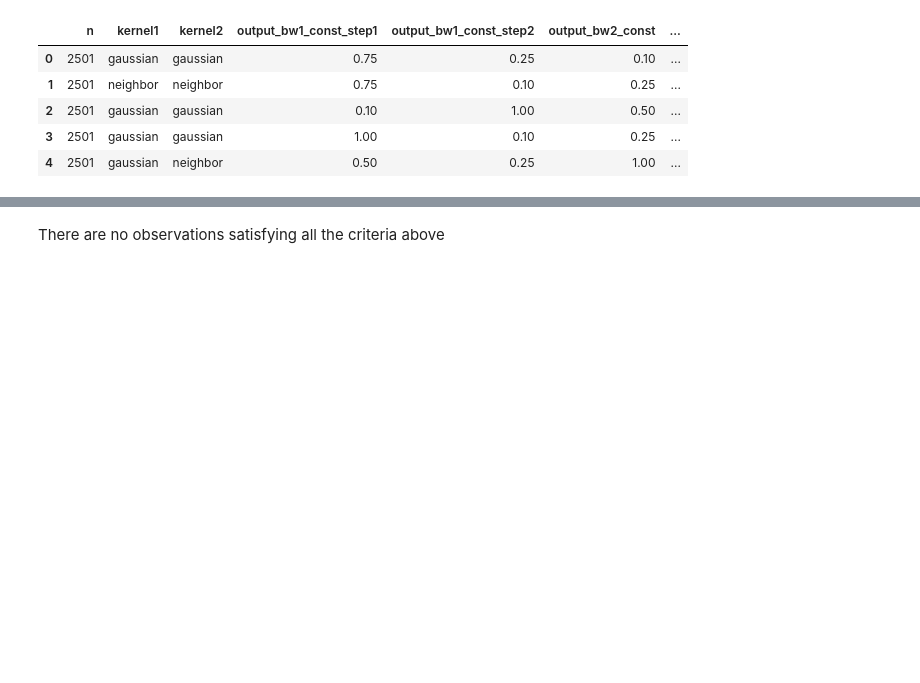
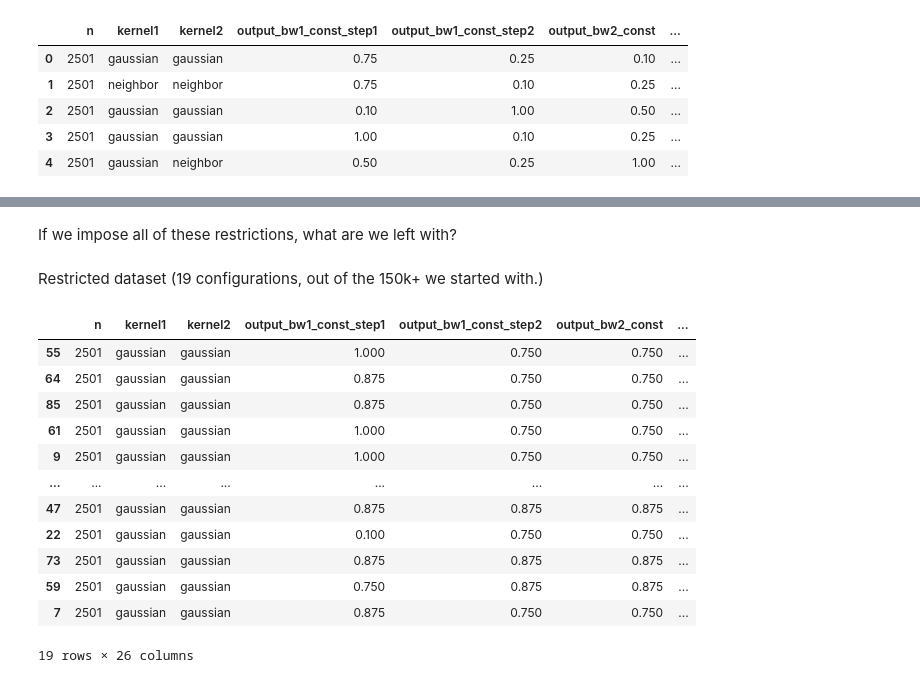
Before and after one commit to halflearned/FHHPS, a Jupyter notebook: scripts/empirical_figures.ipynb, the cells around one changed output, grey strips where cells are left out. Cells and saved outputs as stored; diff of their text form; code cells hidden in the pictures; blank space fills up the shorter version.

```diff
--- a/scripts/empirical_figures.ipynb
+++ b/scripts/empirical_figures.ipynb
@@ -101,3 +112,5 @@ plt.scatter(df[cond]["output_bw2_const"], df[cond]["VarC"])
+# %% [markdown]
+If we impose all of these restrictions, what are we left with?
 # %%
 df_good = df[
 
@@ -115,3 +131,19 @@ df_good = df[
 ].drop_duplicates()
-# %% [markdown]
-There are no observations satisfying all the criteria above
+# %% [markdown]
+Restricted dataset (19 configurations, out of the 150k+ we started with.)
+# %%
+df_good
+# %% [output]
+|  | n | kernel1 | kernel2 | output_bw1_const_step1 | output_bw1_const_step2 | output_bw2_const | ... |
+| 55 | 2501 | gaussian | gaussian | 1.000 | 0.750 | 0.750 | ... |
+| 64 | 2501 | gaussian | gaussian | 0.875 | 0.750 | 0.750 | ... |
+| 85 | 2501 | gaussian | gaussian | 0.875 | 0.750 | 0.750 | ... |
+| 61 | 2501 | gaussian | gaussian | 1.000 | 0.750 | 0.750 | ... |
+| 9 | 2501 | gaussian | gaussian | 1.000 | 0.750 | 0.750 | ... |
+| ... | ... | ... | ... | ... | ... | ... | ... |
+| 47 | 2501 | gaussian | gaussian | 0.875 | 0.875 | 0.875 | ... |
+| 22 | 2501 | gaussian | gaussian | 0.100 | 0.750 | 0.750 | ... |
+| 73 | 2501 | gaussian | gaussian | 0.875 | 0.875 | 0.875 | ... |
+| 59 | 2501 | gaussian | gaussian | 0.750 | 0.875 | 0.875 | ... |
+| 7 | 2501 | gaussian | gaussian | 0.875 | 0.750 | 0.750 | ... |
+19 rows × 26 columns
```
Also changed, not shown: parts of 31 cells of this notebook, 1 other file.
